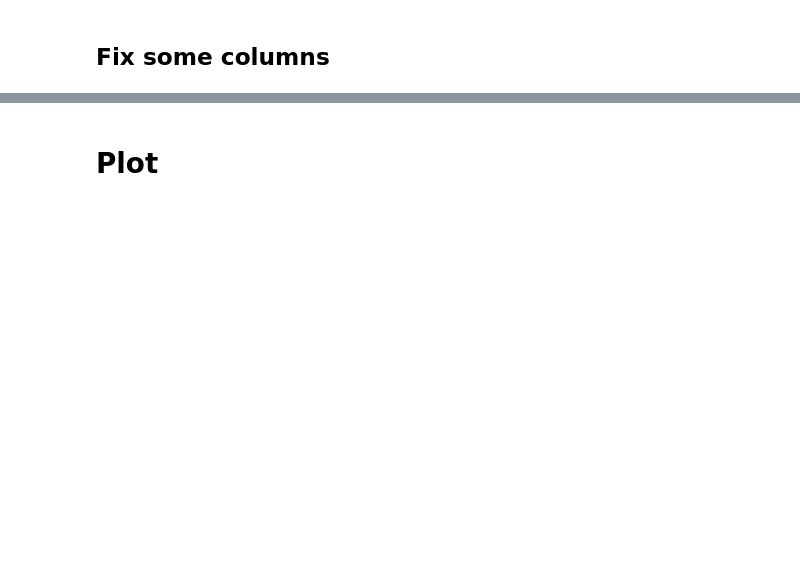
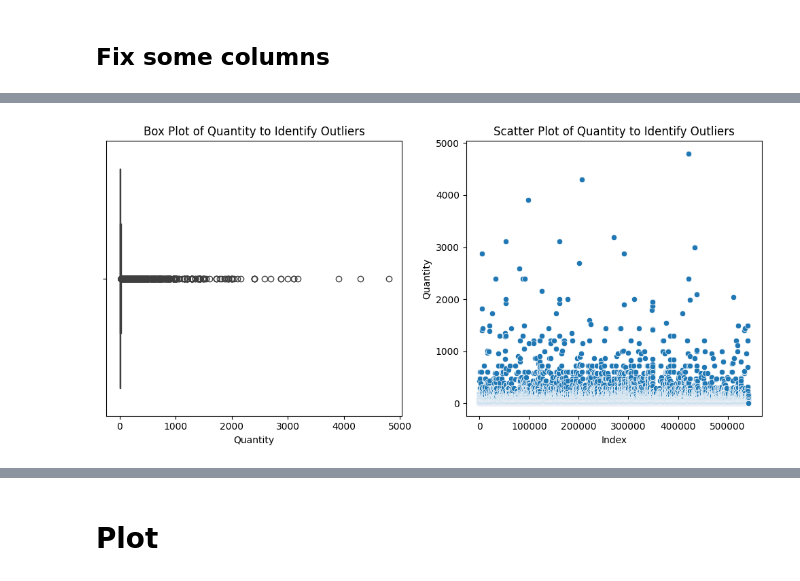
Before and after one commit to Elisaottoboni/Online_Retail_Sales_Customer_Data_Project, a Jupyter notebook: Online_Retail_Sales_colab.ipynb, the cells around one changed output, grey strips where cells are left out. Saved outputs shown, nothing was run; the diff lists cells and outputs as text; code cells hidden in the pictures; blank space fills up the shorter version.

```diff
--- a/Online_Retail_Sales_colab.ipynb
+++ b/Online_Retail_Sales_colab.ipynb
@@ -356,0 +320,6 @@ memory usage: 51.7+ MB
+# %%
+quantity_mask = df_sales['Quantity'] < 10000
+df_sales = df_sales[quantity_mask]
+box_and_scatter_plot(df_sales, 'Quantity')
+# %% [output]
+[figure, added]
```
Also changed, not shown: parts of 81 cells of this notebook.
